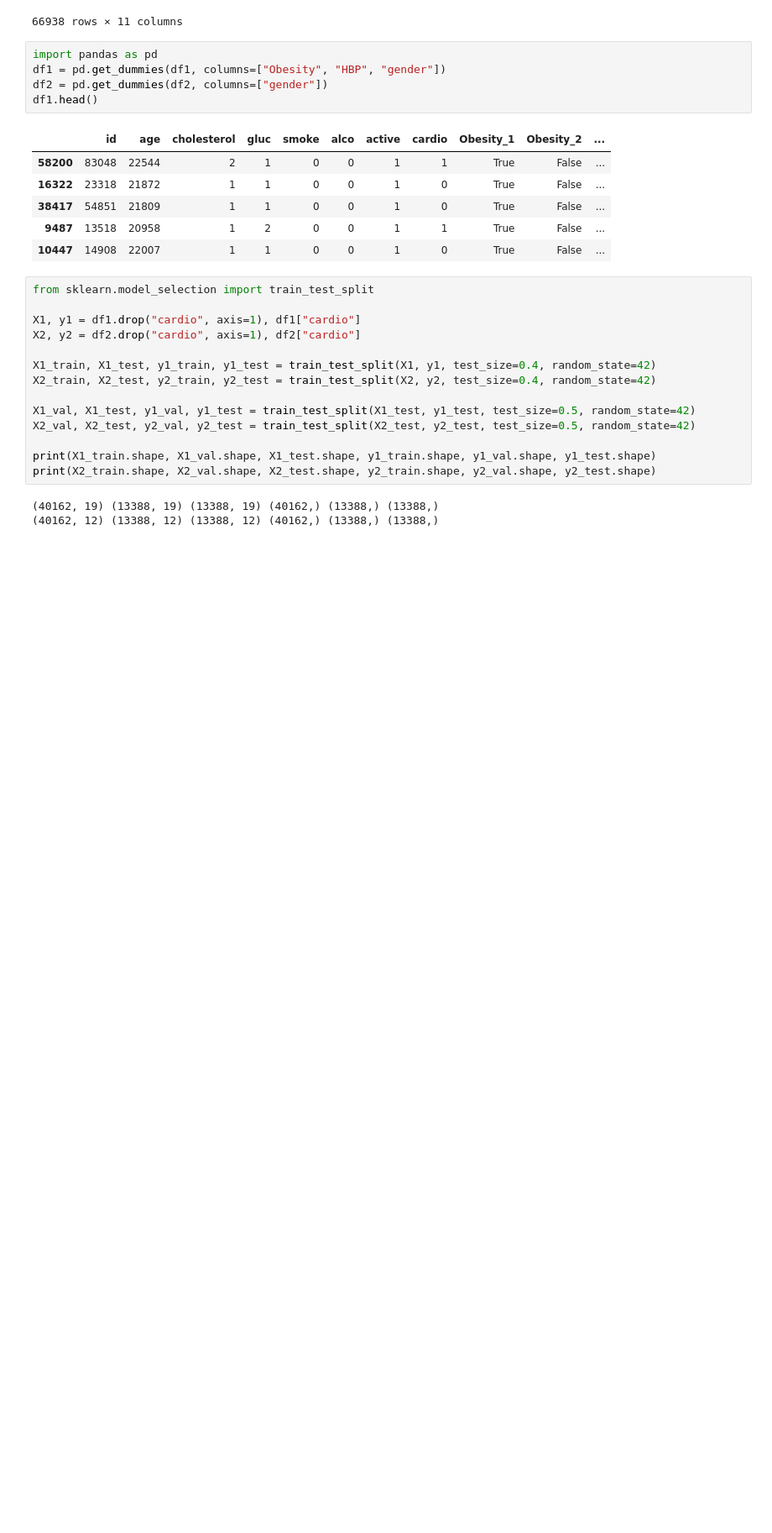
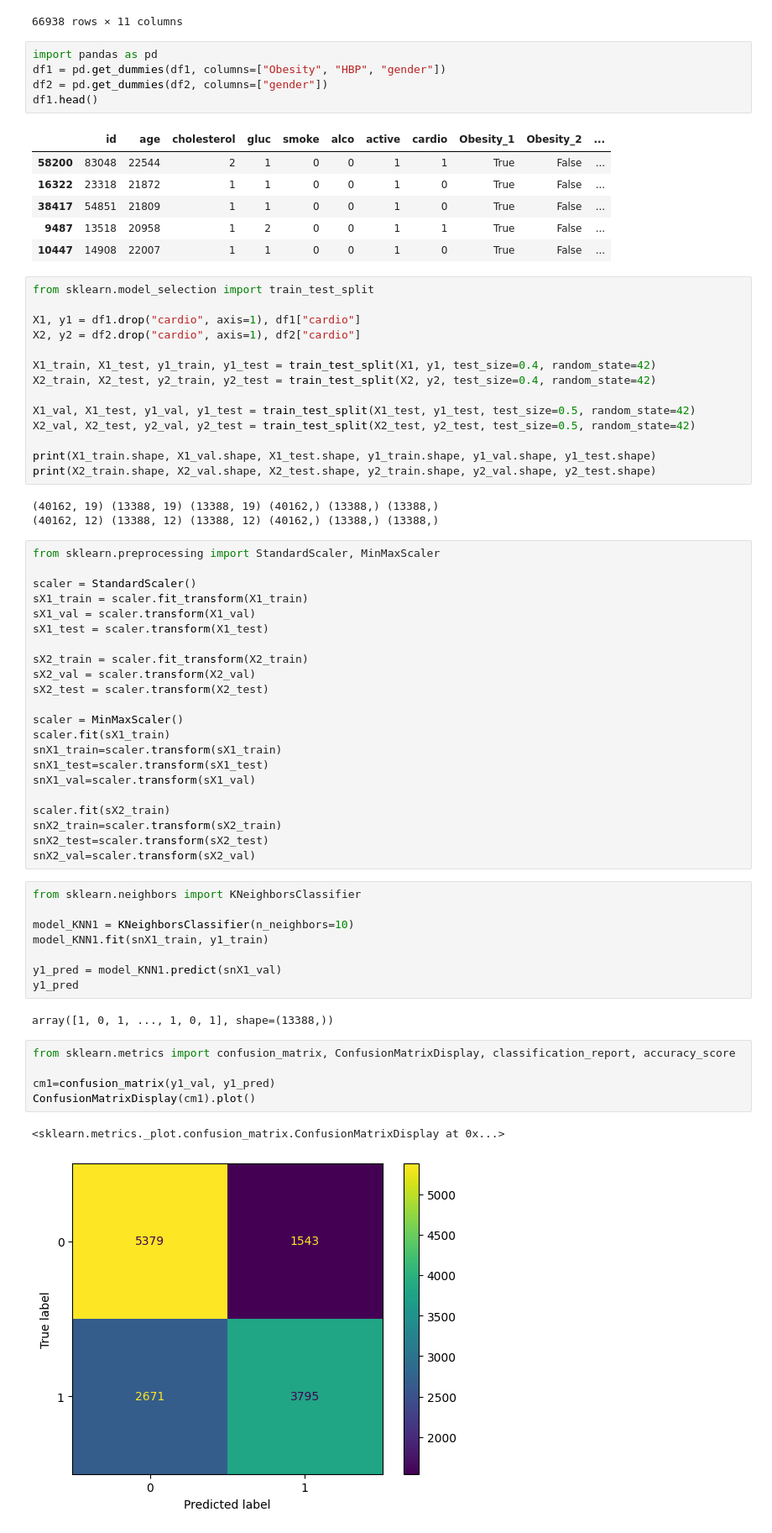
Before and after one commit to bearwinterfirth/medical, a Jupyter notebook: disease_prediction_5.ipynb, the cells around one changed output. Shown at 84% size. Drawn from its saved outputs; the diff is of its cells as text; blank space fills up the shorter version.

Commit message:
confusion

```diff
--- a/disease_prediction_5.ipynb
+++ b/disease_prediction_5.ipynb
@@ -62,3 +62,43 @@ print(X2_train.shape, X2_val.shape, X2_test.shape, y2_train.shape, y2_val.shape,
 # %% [output]
 (40162, 19) (13388, 19) (13388, 19) (40162,) (13388,) (13388,)
 (40162, 12) (13388, 12) (13388, 12) (40162,) (13388,) (13388,)
+# %%
+from sklearn.preprocessing import StandardScaler, MinMaxScaler
+
+scaler = StandardScaler()
+sX1_train = scaler.fit_transform(X1_train)
+sX1_val = scaler.transform(X1_val)
+sX1_test = scaler.transform(X1_test)
+
+sX2_train = scaler.fit_transform(X2_train)
+sX2_val = scaler.transform(X2_val)
+sX2_test = scaler.transform(X2_test)
+
+scaler = MinMaxScaler()
+scaler.fit(sX1_train)
+snX1_train=scaler.transform(sX1_train)
+snX1_test=scaler.transform(sX1_test)
+snX1_val=scaler.transform(sX1_val)
+
+scaler.fit(sX2_train)
+snX2_train=scaler.transform(sX2_train)
+snX2_test=scaler.transform(sX2_test)
+snX2_val=scaler.transform(sX2_val)
+# %%
+from sklearn.neighbors import KNeighborsClassifier
+
+model_KNN1 = KNeighborsClassifier(n_neighbors=10)
+model_KNN1.fit(snX1_train, y1_train)
+
+y1_pred = model_KNN1.predict(snX1_val)
+y1_pred
+# %% [output]
+array([1, 0, 1, ..., 1, 0, 1], shape=(13388,))
+# %%
+from sklearn.metrics import confusion_matrix, ConfusionMatrixDisplay, classification_report, accuracy_score
+
+cm1=confusion_matrix(y1_val, y1_pred)
+ConfusionMatrixDisplay(cm1).plot()
+# %% [output]
+<sklearn.metrics._plot.confusion_matrix.ConfusionMatrixDisplay at 0x...>
+[figure, added]
```
Also changed, not shown: parts of 4 cells of this notebook.
